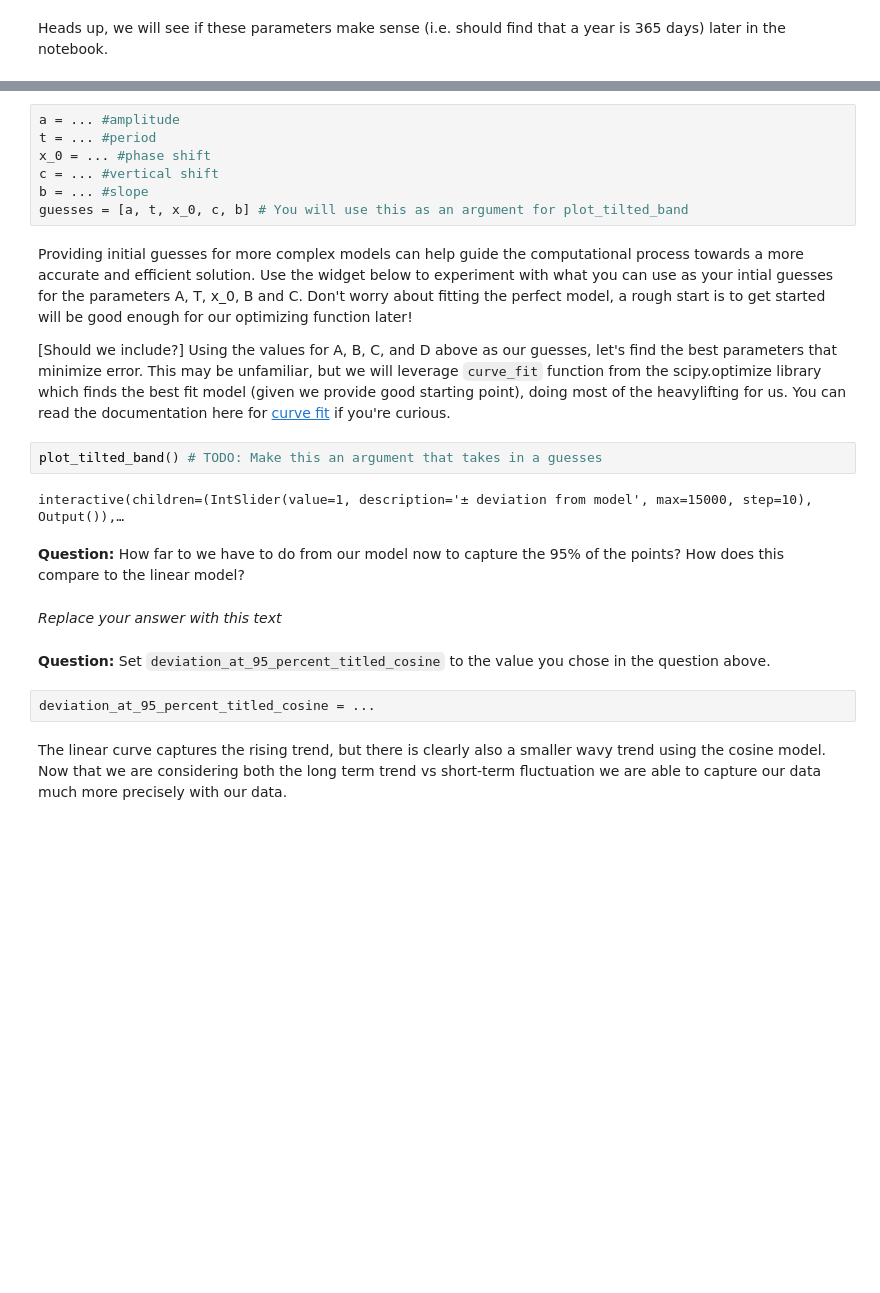
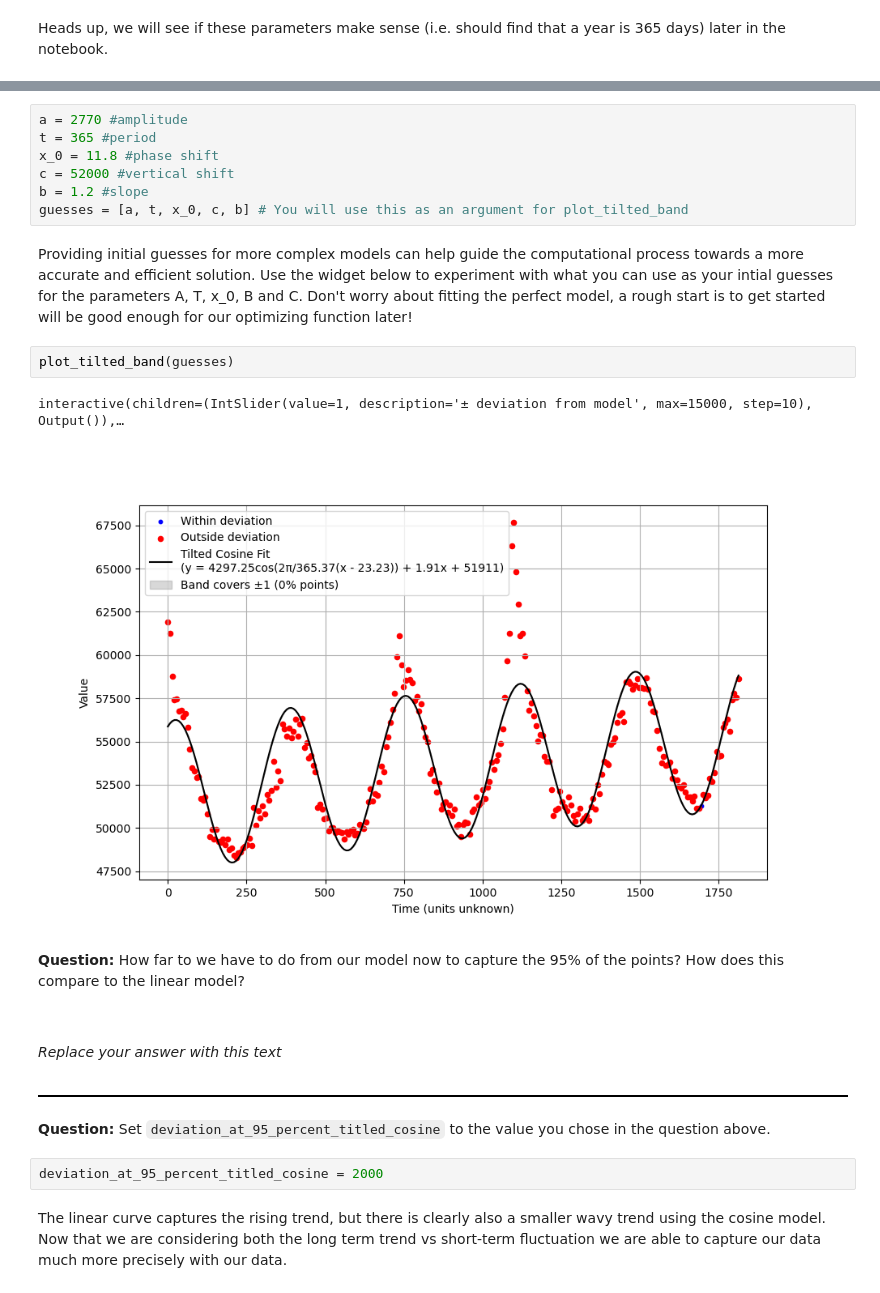
Before and after one commit to sensesensibilityscience/datascience, a Jupyter notebook: 2024/modelling/student/modelling.ipynb, the cells around one changed output, grey strips where cells are left out. Cells and saved outputs as stored; diff of their text form; blank space fills up the shorter version.

```diff
--- a/2024/modelling/student/modelling.ipynb
+++ b/2024/modelling/student/modelling.ipynb
@@ -339,27 +368,33 @@ interactive(children=(FloatSlider(value=0.0, description='amplitude', max=10000.
 # %%
-a = ... #amplitude
-t = ... #period
-x_0 = ... #phase shift
-c = ... #vertical shift
-b = ... #slope
+a = 2770 #amplitude
+t = 365 #period
+x_0 = 11.8 #phase shift
+c = 52000 #vertical shift
+b = 1.2 #slope
 guesses = [a, t, x_0, c, b] # You will use this as an argument for plot_tilted_band
 # %% [markdown]
 Providing initial guesses for more complex models can help guide the computational process towards a more accurate and efficient solution. Use the widget below to experiment with what you can use as your intial guesses for the parameters A, T, x_0, B and C. Don't worry about fitting the perfect model, a rough start is to get started will be good enough for our optimizing function later!
-
-
-[Should we include?] Using the values for A, B, C, and D above as our guesses, let's find the best parameters that minimize error. This may be unfamiliar, but we will leverage `curve_fit` function from the scipy.optimize library which finds the best fit model (given we provide good starting point), doing most of the heavylifting for us. You can read the documentation here for [curve fit](https://docs.scipy.org/doc/scipy/reference/generated/scipy.optimize.curve_fit.html) if you're curious.
 # %%
-plot_tilted_band() # TODO: Make this an argument that takes in a guesses
+plot_tilted_band(guesses)
 # %% [output]
 interactive(children=(IntSlider(value=1, description='± deviation from model', max=15000, step=10), Output()),…
+[figure, added]
 # %% [markdown]
 **Question:** How far to we have to do from our model now to capture the 95% of the points? How does this compare to the linear model?
+# %% [markdown]
+<div style="text-align: center; margin-top: 10px;">
+    <div style="width: 100%; height: 30px; border-top: 2px solid black; border-radius: 50px 50px 0 0; margin-top: 10px;"></div>
+</div>
 # %% [markdown]
 _Replace your answer with this text_
+# %% [markdown]
+<div style="text-align: center; margin-top: 10px;">
+    <div style="width: 100%; height: 30px; border-bottom: 2px solid black; border-radius: 0 0 50px 50px; margin-top: 10px;"></div>
+</div>
 # %% [markdown]
 **Question:** Set `deviation_at_95_percent_titled_cosine` to the value you chose in the question above.
 # %%
-deviation_at_95_percent_titled_cosine = ...
+deviation_at_95_percent_titled_cosine = 2000
 # %% [markdown]
 The linear curve captures the rising trend, but there is clearly also a smaller wavy trend using the cosine model. Now that we are considering both the long term trend vs short-term fluctuation we are able to capture our data much more precisely with our data.
 # %% [markdown]
```
Also changed, not shown: parts of 81 cells of this notebook, 1 other file.
